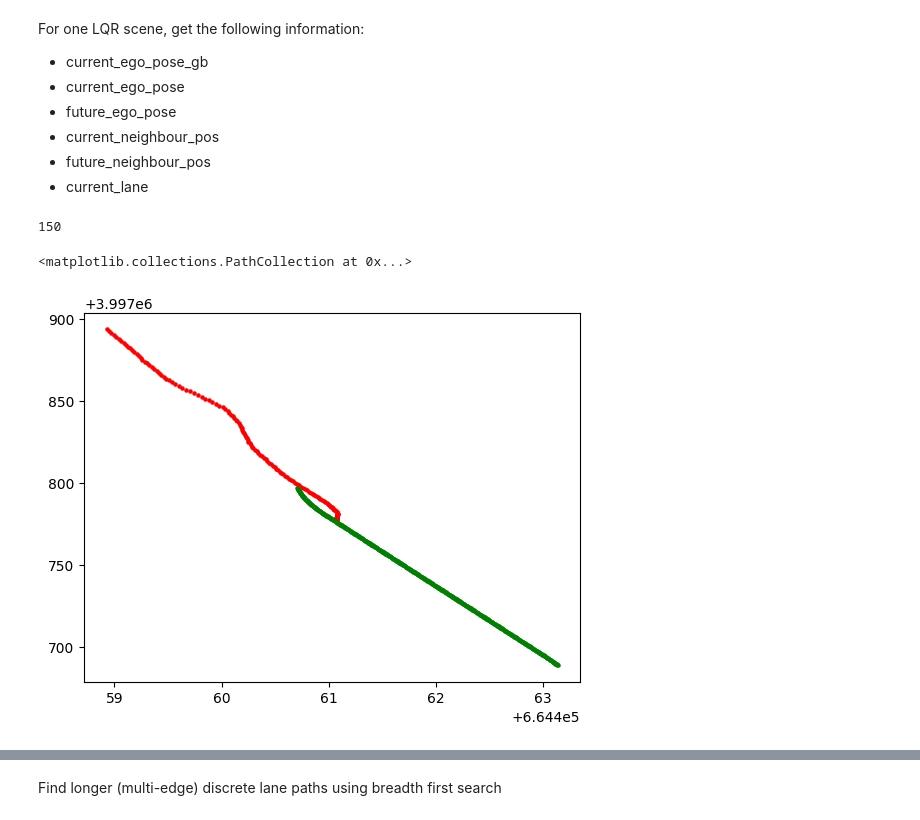
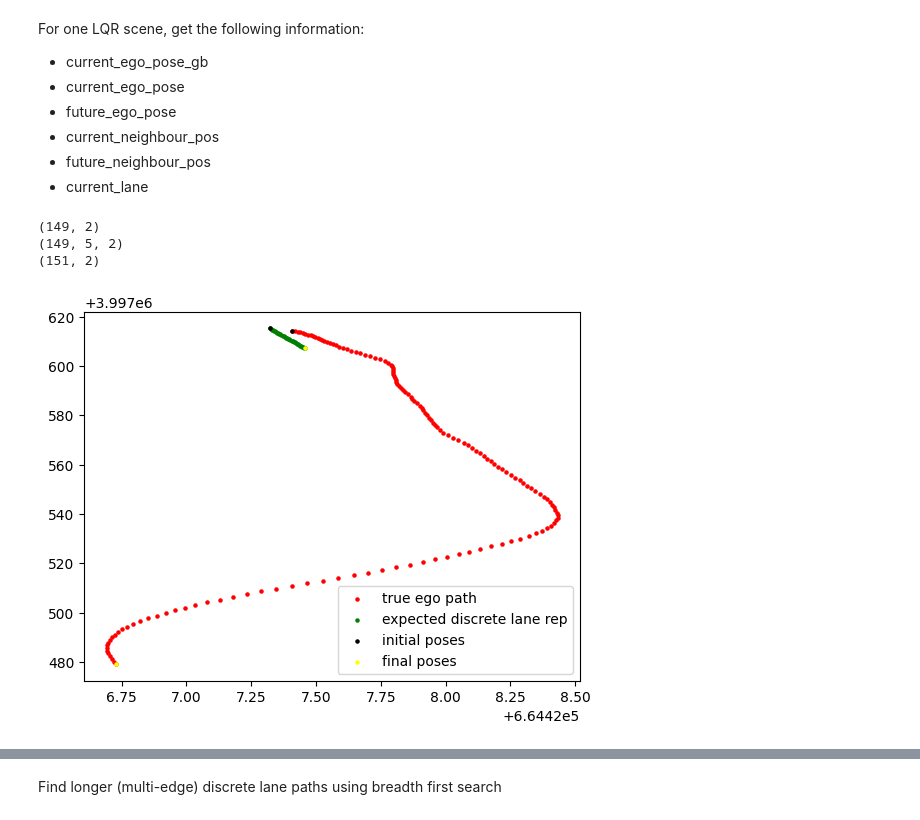
Before and after one commit to NishkaArora/multi_agent_planner_nuplan, a Jupyter notebook: tutorials/practicing_accessing_data.ipynb, the cells around one changed output, grey strips where cells are left out. Saved outputs shown, nothing was run; the diff lists cells and outputs as text; code cells hidden in the pictures.

Commit message:
made first graph a little clearer

```diff
--- a/tutorials/practicing_accessing_data.ipynb
+++ b/tutorials/practicing_accessing_data.ipynb
@@ -129,32 +129,48 @@ class LQRData():
     def dist(self, a, b):
         return sqrt((a[0] - b[0]) ** 2 + (a[1] - b[1]) ** 2)
 # %%
-s0_ = scenarios[1]
-s0 = LQRData(scenarios[1])
+s0_ = scenarios[0]
+s0 = LQRData(scenarios[0])
 s0.populate_data()
 # %%
 s0.data.keys()
 # ['current_ego_pos_gb', 'current_ego_pos', 'future_ego_pos', 'current_neighbor_pos',
 # 'future_neighbor_pos', 'current_lane']
-s0.data['future_ego_pos'].shape
-s0.data['future_neighbor_pos'].shape
-s0.data['current_lane'].shape
+print(s0.data['future_ego_pos'].shape)
+print(s0.data['future_neighbor_pos'].shape)
+print(s0.data['current_lane'].shape)
 # %% [output]
-150
+(149, 2)
+(149, 5, 2)
+(151, 2)
 # %%
 from nuplan.common.actor_state.state_representation import Point2D
 from nuplan.common.maps.abstract_map import SemanticMapLayer
 from matplotlib import pyplot as plt
 
-pose = s0.data['current_ego_pos_gb']
-point = Point2D(pose[0], pose[1])
+def plot_closest_lane(s0):
+    pose = s0.data['current_ego_pos_gb']
+    point = Point2D(pose[0], pose[1])
 
-lane = s0_.map_api.get_one_map_object(point, SemanticMapLayer.LANE)
-dlane = lane.baseline_path.discrete_path
-discrete_lane_x, discrete_lane_y = [pt.x for pt in dlane], [pt.y for pt in dlane]
+    lane = s0_.map_api.get_one_map_object(point, SemanticMapLayer.LANE)
+    dlane = lane.baseline_path.discrete_path
+    discrete_lane_x, discrete_lane_y = [pt.x for pt in dlane], [pt.y for pt in dlane]
 
-plt.scatter(s0.data['future_ego_pos'][:, 0], s0.data['future_ego_pos'][:, 1], color = 'r', s=5)
-plt.scatter(discrete_lane_x, discrete_lane_y, color='g', s=5)
+    plt.scatter(s0.data['future_ego_pos'][:, 0], s0.data['future_ego_pos'][:, 1], color = 'r', s=5, label='true ego path')
+    plt.scatter(discrete_lane_x, discrete_lane_y, color='g', s=5, label='expected discrete lane rep')
+
+    # plots initial pose in black
+    plt.scatter(s0.data['future_ego_pos'][:1, 0], s0.data['future_ego_pos'][:1, 1], color = 'black', s=5, label='initial poses')
+    plt.scatter(discrete_lane_x[:1], discrete_lane_y[:1], color='black', s=5)
+
+    plt.scatter(discrete_lane_x[-1], discrete_lane_y[-1], color='yellow', s=5, label='final poses')
+    plt.scatter(s0.data['future_ego_pos'][-1, 0], s0.data['future_ego_pos'][-1, 1], color='yellow', s=5)
+
+    plt.legend()
+
+
+s = LQRData(scenarios[0])
+s.populate_data()
+plot_closest_lane(s)
 # %% [output]
-<matplotlib.collections.PathCollection at 0x...>
-[figure, old version]
+[figure, new version]
```
Also changed, not shown: parts of 2 cells of this notebook.
